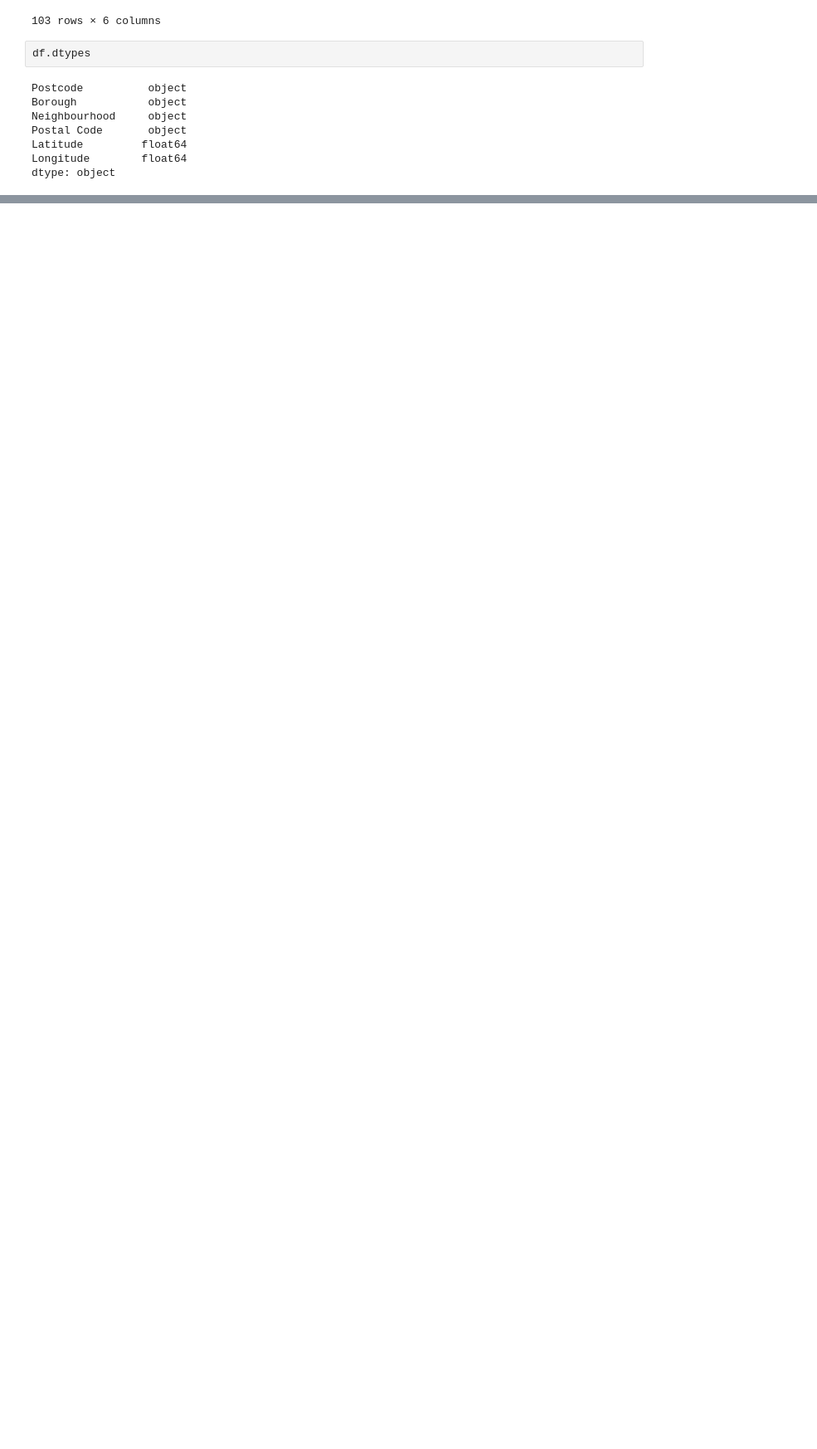
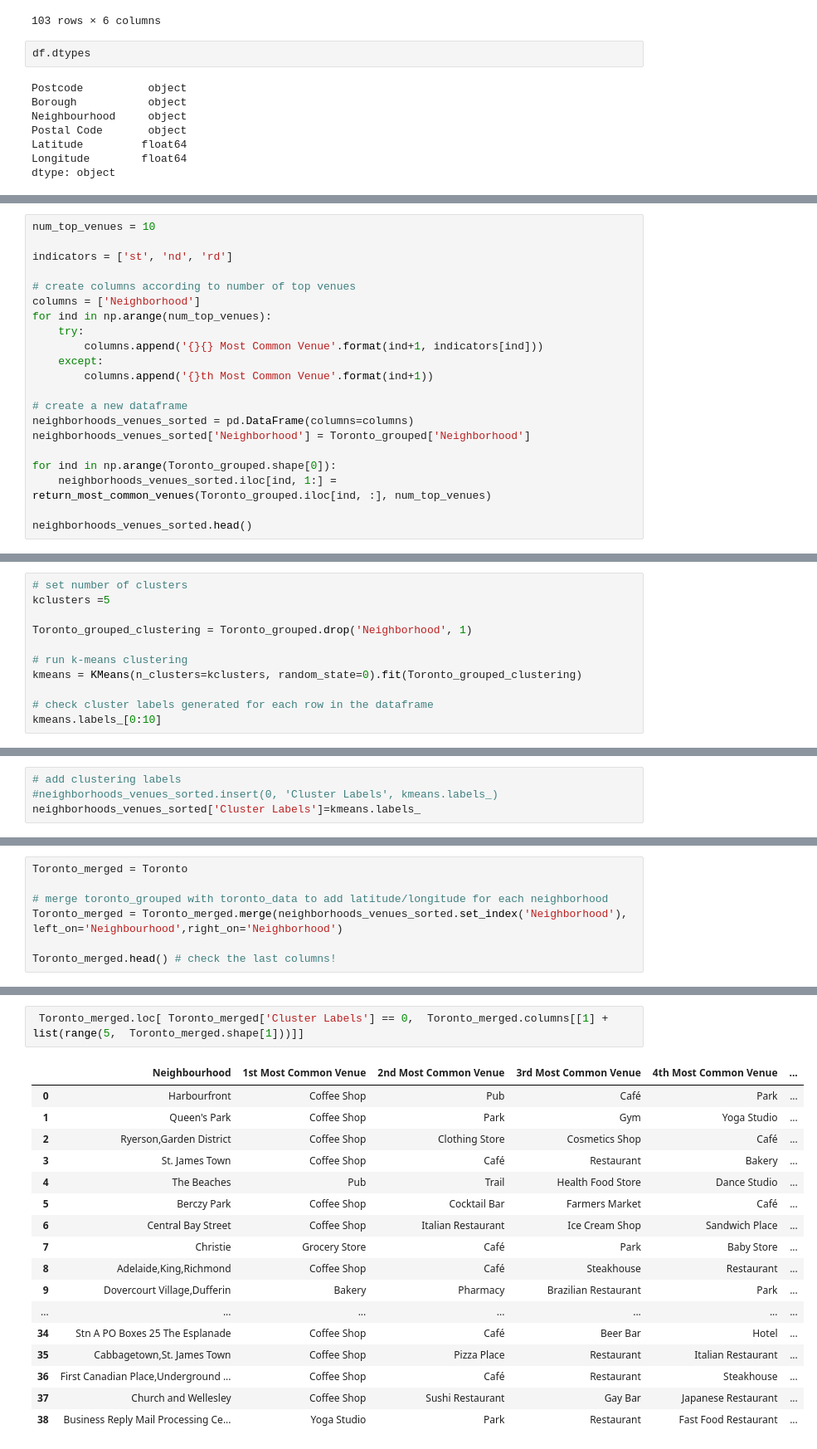
Before and after one commit to ysong-21/Coursera_Capstone, a Jupyter notebook: Data collection from Wikipedia page.ipynb, the cells around one changed output, grey strips where cells are left out. Shown at 83% size. Drawn from its saved outputs; the diff is of its cells as text; blank space fills up the shorter version.

```diff
--- a/Data collection from Wikipedia page.ipynb
+++ b/Data collection from Wikipedia page.ipynb
@@ -157,0 +514,21 @@ dtype: object
+# %%
+num_top_venues = 10
+
+indicators = ['st', 'nd', 'rd']
+
+# create columns according to number of top venues
+columns = ['Neighborhood']
+for ind in np.arange(num_top_venues):
+    try:
+        columns.append('{}{} Most Common Venue'.format(ind+1, indicators[ind]))
+    except:
+        columns.append('{}th Most Common Venue'.format(ind+1))
+
+# create a new dataframe
+neighborhoods_venues_sorted = pd.DataFrame(columns=columns)
+neighborhoods_venues_sorted['Neighborhood'] = Toronto_grouped['Neighborhood']
+
+for ind in np.arange(Toronto_grouped.shape[0]):
+    neighborhoods_venues_sorted.iloc[ind, 1:] = return_most_common_venues(Toronto_grouped.iloc[ind, :], num_top_venues)
+
+neighborhoods_venues_sorted.head()
@@ -157,0 +548,11 @@ dtype: object
+# %%
+# set number of clusters
+kclusters =5
+
+Toronto_grouped_clustering = Toronto_grouped.drop('Neighborhood', 1)
+
+# run k-means clustering
+kmeans = KMeans(n_clusters=kclusters, random_state=0).fit(Toronto_grouped_clustering)
+
+# check cluster labels generated for each row in the dataframe
+kmeans.labels_[0:10]
@@ -157,0 +561,4 @@ dtype: object
+# %%
+# add clustering labels
+#neighborhoods_venues_sorted.insert(0, 'Cluster Labels', kmeans.labels_)
+neighborhoods_venues_sorted['Cluster Labels']=kmeans.labels_
@@ -157,0 +567,7 @@ dtype: object
+# %%
+Toronto_merged = Toronto
+
+# merge toronto_grouped with toronto_data to add latitude/longitude for each neighborhood
+Toronto_merged = Toronto_merged.merge(neighborhoods_venues_sorted.set_index('Neighborhood'), left_on='Neighbourhood',right_on='Neighborhood')
+
+Toronto_merged.head() # check the last columns!
@@ -157,0 +630,20 @@ dtype: object
+# %%
+ Toronto_merged.loc[ Toronto_merged['Cluster Labels'] == 0,  Toronto_merged.columns[[1] + list(range(5,  Toronto_merged.shape[1]))]]
+# %% [output]
+|  | Neighbourhood | 1st Most Common Venue | 2nd Most Common Venue | 3rd Most Common Venue | 4th Most Common Venue | ... |
+| 0 | Harbourfront | Coffee Shop | Pub | Café | Park | ... |
+| 1 | Queen's Park | Coffee Shop | Park | Gym | Yoga Studio | ... |
+| 2 | Ryerson,Garden District | Coffee Shop | Clothing Store | Cosmetics Shop | Café | ... |
+| 3 | St. James Town | Coffee Shop | Café | Restaurant | Bakery | ... |
+| 4 | The Beaches | Pub | Trail | Health Food Store | Dance Studio | ... |
+| 5 | Berczy Park | Coffee Shop | Cocktail Bar | Farmers Market | Café | ... |
+| 6 | Central Bay Street | Coffee Shop | Italian Restaurant | Ice Cream Shop | Sandwich Place | ... |
+| 7 | Christie | Grocery Store | Café | Park | Baby Store | ... |
+| 8 | Adelaide,King,Richmond | Coffee Shop | Café | Steakhouse | Restaurant | ... |
+| 9 | Dovercourt Village,Dufferin | Bakery | Pharmacy | Brazilian Restaurant | Park | ... |
+| ... | ... | ... | ... | ... | ... | ... |
+| 34 | Stn A PO Boxes 25 The Esplanade | Coffee Shop | Café | Beer Bar | Hotel | ... |
+| 35 | Cabbagetown,St. James Town | Coffee Shop | Pizza Place | Restaurant | Italian Restaurant | ... |
+| 36 | First Canadian Place,Underground ... | Coffee Shop | Café | Restaurant | Steakhouse | ... |
+| 37 | Church and Wellesley | Coffee Shop | Sushi Restaurant | Gay Bar | Japanese Restaurant | ... |
+| 38 | Business Reply Mail Processing Ce... | Yoga Studio | Park | Restaurant | Fast Food Restaurant | ... |
```
Also changed, not shown: parts of 65 cells of this notebook.
